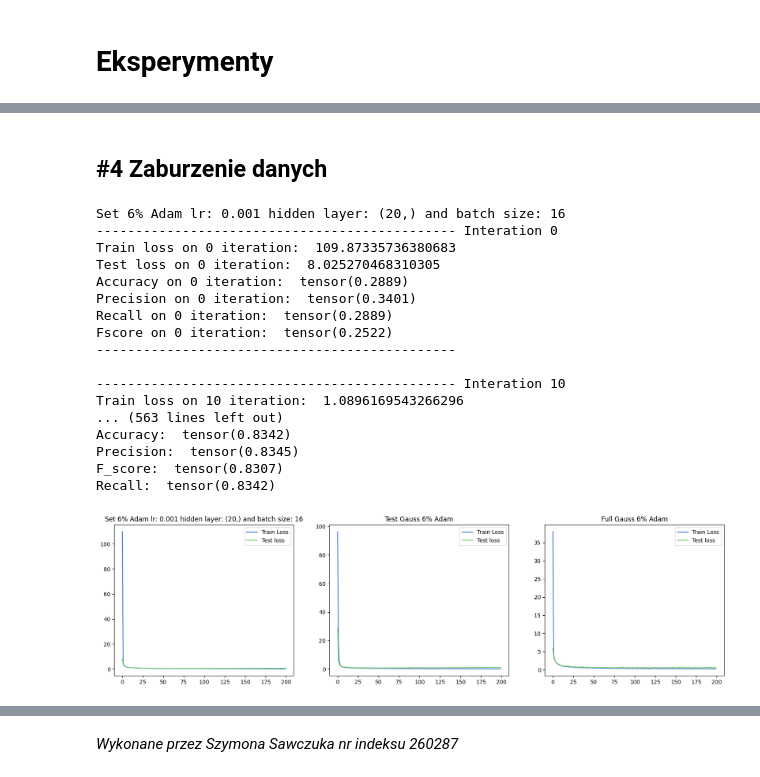
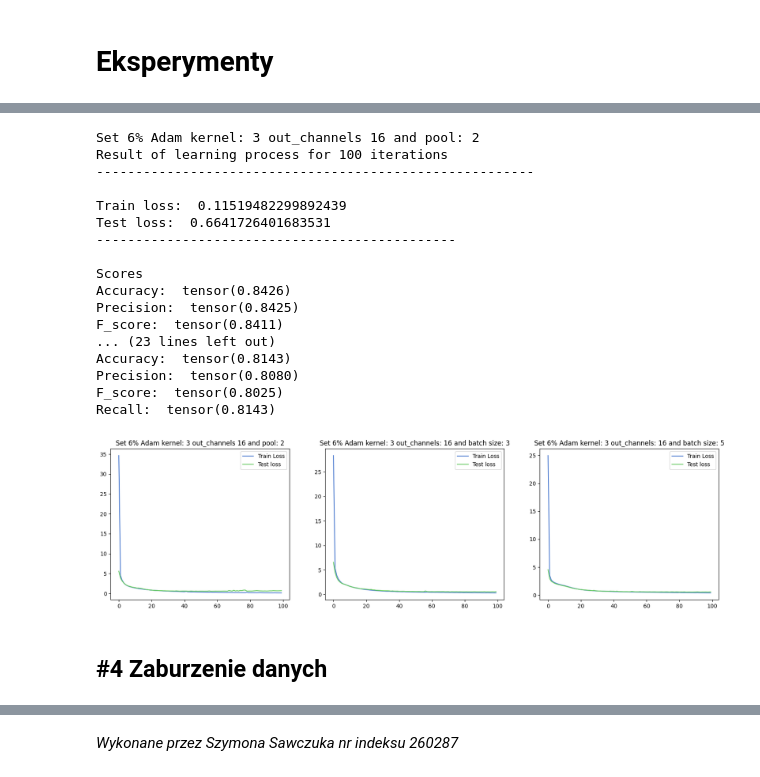
Before and after one commit to SzymonSawczuk/neural-networks, a Jupyter notebook: lab6/Ćwiczenie_6_Szymon_Sawczuk_260287.ipynb, the cells around one changed output, grey strips where cells are left out. Saved outputs shown, nothing was run; the diff lists cells and outputs as text; code cells hidden in the pictures.

```diff
--- a/lab6/Ćwiczenie_6_Szymon_Sawczuk_260287.ipynb
+++ b/lab6/Ćwiczenie_6_Szymon_Sawczuk_260287.ipynb
@@ -325,31 +335,31 @@ run_models(options_neurons_size, options_neurons_titles)
+# %%
+options_neurons_size = [[out_channels_16, train_set_6, test_set_6, kernel_size_3, pool_size_2],
+                        [out_channels_16, train_set_6, test_set_6, kernel_size_3, pool_size_3],
+                        [out_channels_16, train_set_6, test_set_6, kernel_size_3, pool_size_5]]
+
+options_neurons_titles = ["Set 6% Adam kernel: " + str(kernel_size_3) + " out_channels " + str(out_channels_16) + " and pool: " + str(pool_size_2),
+                          "Set 6% Adam kernel: " + str(kernel_size_3) + " out_channels: " + str(out_channels_16) + " and batch size: " + str(pool_size_3),
+                          "Set 6% Adam kernel: " + str(kernel_size_3) + " out_channels: " + str(out_channels_16) + " and batch size: " + str(pool_size_5)]
+
+run_models(options_neurons_size, options_neurons_titles)
+# %% [output]
+Set 6% Adam kernel: 3 out_channels 16 and pool: 2
+Result of learning process for 100 iterations
+--------------------------------------------------------
+
+Train loss:  0.11519482299892439
+Test loss:  0.6641726401683531
+----------------------------------------------
+
+Scores
+Accuracy:  tensor(0.8426)
+Precision:  tensor(0.8425)
+F_score:  tensor(0.8411)
+... (23 lines left out)
+Accuracy:  tensor(0.8143)
+Precision:  tensor(0.8080)
+F_score:  tensor(0.8025)
+Recall:  tensor(0.8143)
+[figure, added]
 # %% [markdown]
 <h2>#4 Zaburzenie danych</h2>
-# %%
-options_neurons_size = [[hiddenLayer_20, train_set_6, test_set_6, 10, batch_size_1],
-                        [hiddenLayer_20, train_set_6, test_set_gauss_6, 10, batch_size_1],
-                        [hiddenLayer_20, train_set_gauss_6, test_set_gauss_6, 10, batch_size_1]]
-
-options_neurons_titles = ["Set 6% Adam lr: " + str(learning_rate) + " hidden layer: " + str(hiddenLayer_20) + " and batch size: " + str(batch_size_1),
-                          "Test Gauss 6% Adam",
-                          "Full Gauss 6% Adam"]
-
-run_models(options_neurons_size, options_neurons_titles)
-# %% [output]
-Set 6% Adam lr: 0.001 hidden layer: (20,) and batch size: 16
----------------------------------------------- Interation 0
-Train loss on 0 iteration:  109.87335736380683
-Test loss on 0 iteration:  8.025270468310305
-Accuracy on 0 iteration:  tensor(0.2889)
-Precision on 0 iteration:  tensor(0.3401)
-Recall on 0 iteration:  tensor(0.2889)
-Fscore on 0 iteration:  tensor(0.2522)
-----------------------------------------------
-
----------------------------------------------- Interation 10
-Train loss on 10 iteration:  1.0896169543266296
-... (563 lines left out)
-Accuracy:  tensor(0.8342)
-Precision:  tensor(0.8345)
-F_score:  tensor(0.8307)
-Recall:  tensor(0.8342)
-[figure, removed]
```
Also changed, not shown: parts of 15 cells of this notebook.
